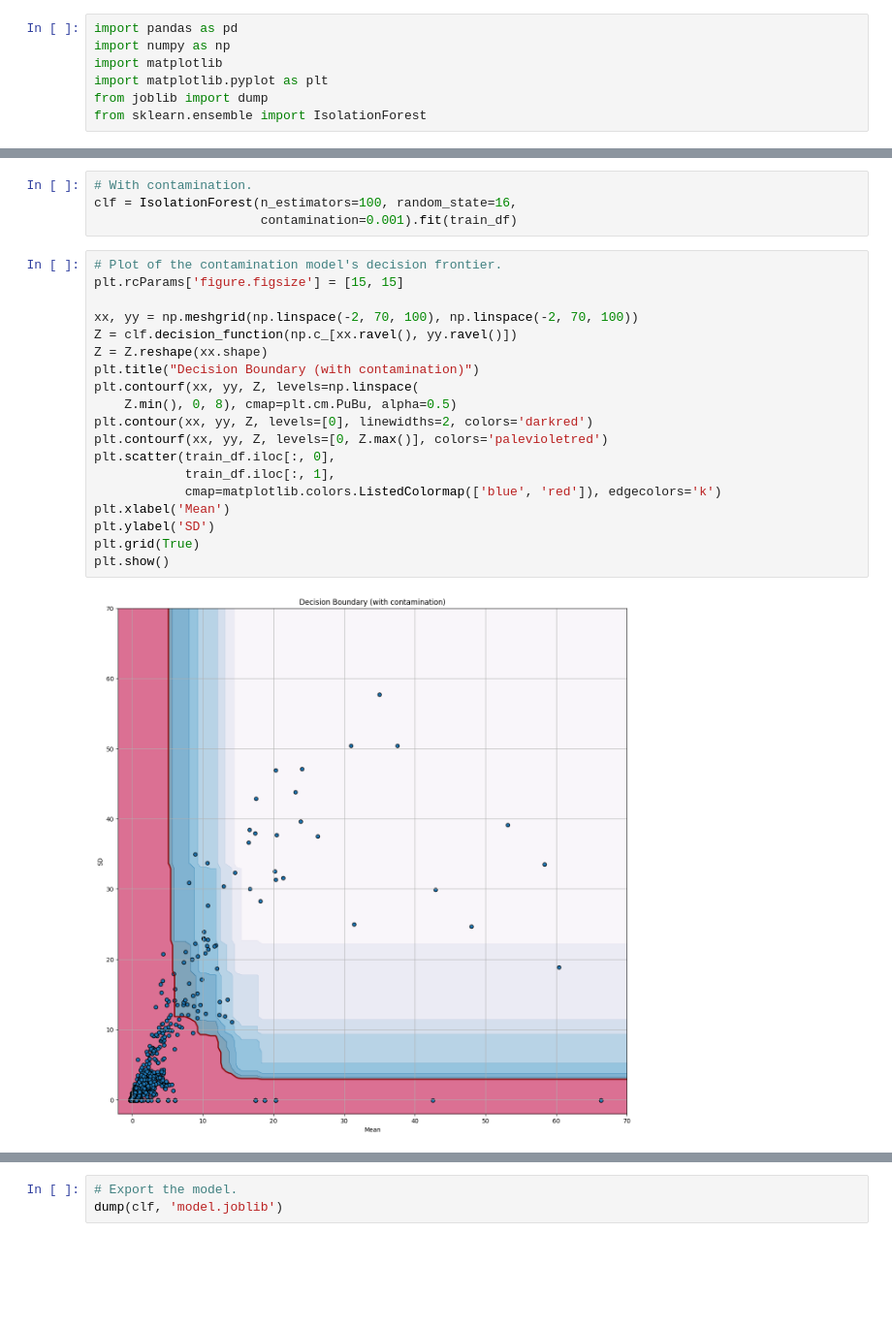
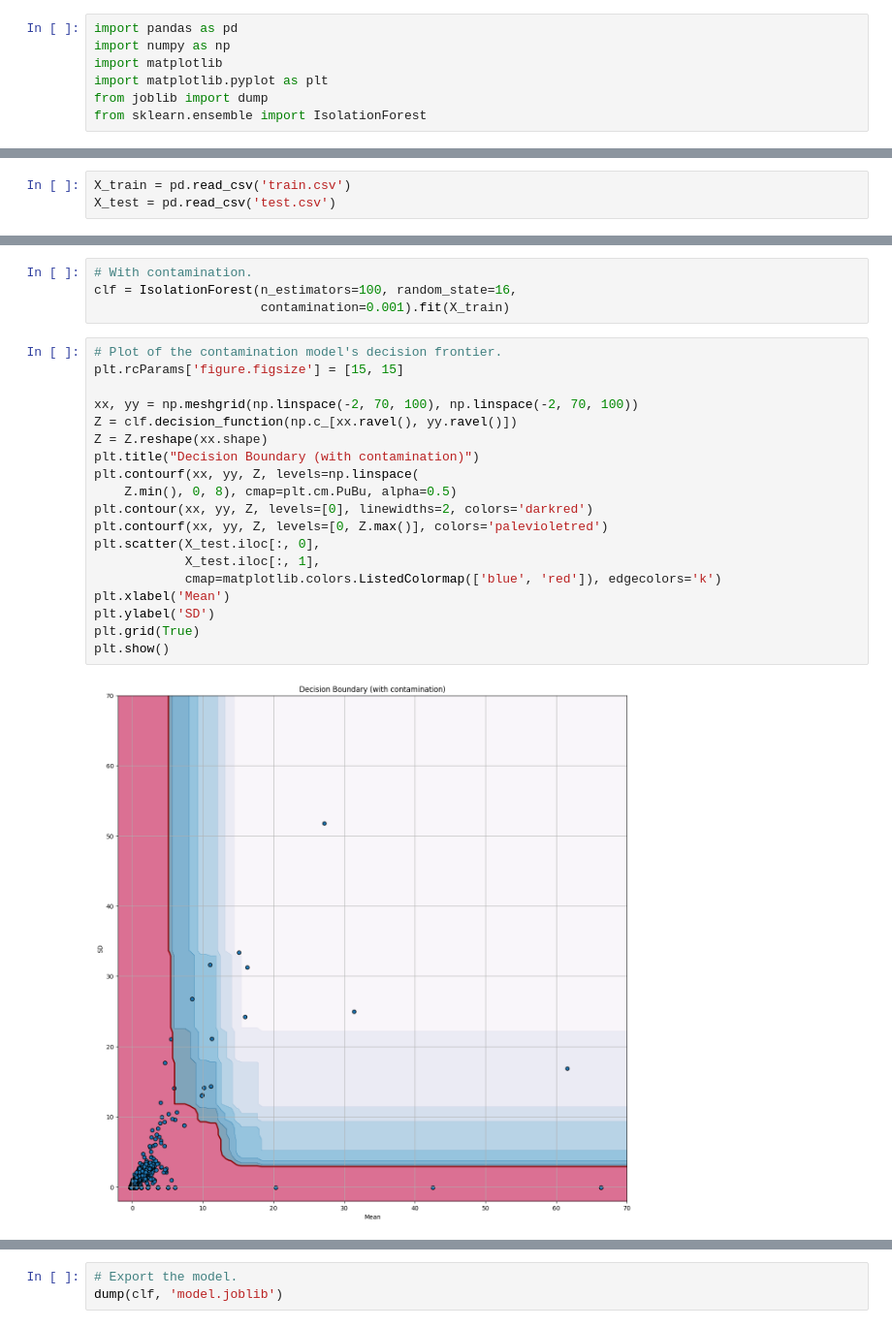
Before and after one commit to ikarabulut/anomoly-detector, a Jupyter notebook: jupyter/train.ipynb, the cells around one changed output, grey strips where cells are left out. Shown at 97% size. Drawn from its saved outputs; the diff is of its cells as text; blank space fills up the shorter version.

Commit message:
update variables in train

```diff
--- a/jupyter/train.ipynb
+++ b/jupyter/train.ipynb
@@ -11,2 +8,5 @@ train_df = pd.read_csv("train.csv")
+# %%
+X_train = pd.read_csv('train.csv')
+X_test = pd.read_csv('test.csv')
 # %%
 # Base model; without contamination.
@@ -39,26 +42,26 @@ plt.show()
 # %%
 # With contamination.
 clf = IsolationForest(n_estimators=100, random_state=16,
-                      contamination=0.001).fit(train_df)
+                      contamination=0.001).fit(X_train)
 # %%
 # Plot of the contamination model's decision frontier.
 plt.rcParams['figure.figsize'] = [15, 15]
 
 xx, yy = np.meshgrid(np.linspace(-2, 70, 100), np.linspace(-2, 70, 100))
 Z = clf.decision_function(np.c_[xx.ravel(), yy.ravel()])
 Z = Z.reshape(xx.shape)
 plt.title("Decision Boundary (with contamination)")
 plt.contourf(xx, yy, Z, levels=np.linspace(
     Z.min(), 0, 8), cmap=plt.cm.PuBu, alpha=0.5)
 plt.contour(xx, yy, Z, levels=[0], linewidths=2, colors='darkred')
 plt.contourf(xx, yy, Z, levels=[0, Z.max()], colors='palevioletred')
-plt.scatter(train_df.iloc[:, 0],
-            train_df.iloc[:, 1],
+plt.scatter(X_test.iloc[:, 0],
+            X_test.iloc[:, 1],
             cmap=matplotlib.colors.ListedColormap(['blue', 'red']), edgecolors='k')
 plt.xlabel('Mean')
 plt.ylabel('SD')
 plt.grid(True)
 plt.show()
 # %% [output]
-[figure, old version]
+[figure, new version]
 # %%
```
Also changed, not shown: parts of 7 cells of this notebook.
